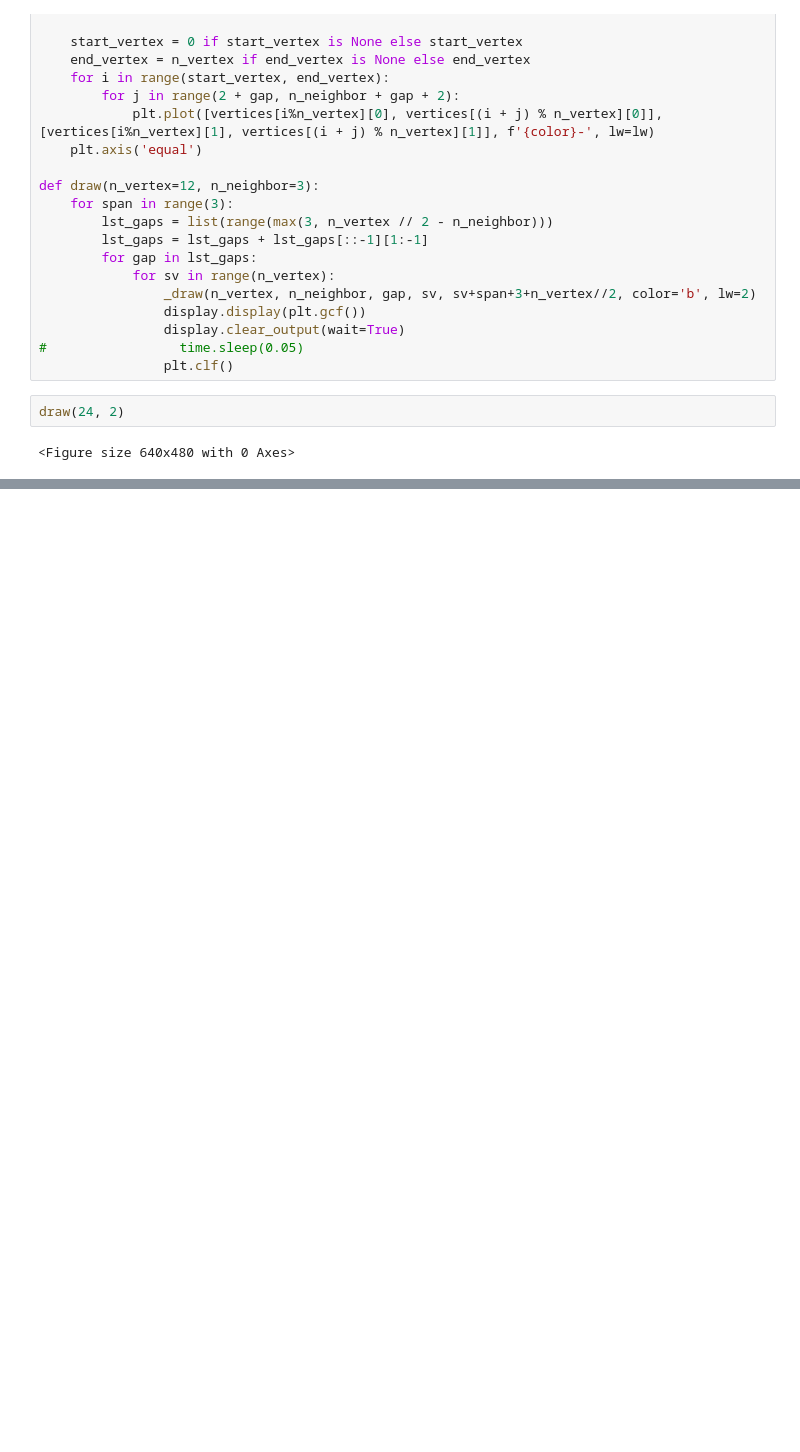
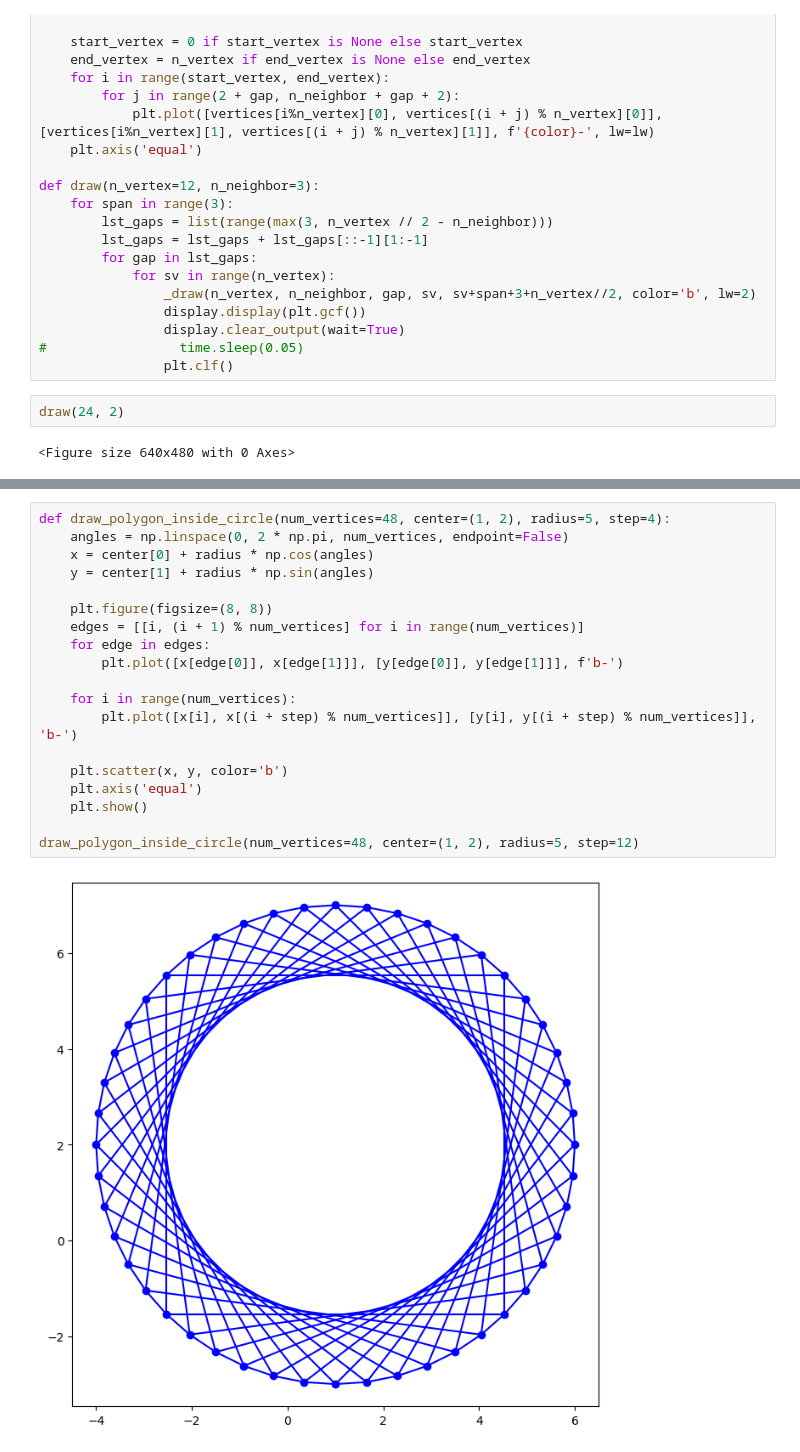
Before and after one commit to behrouzhs/random_fun, a Jupyter notebook: orbit/orbit.ipynb, the cells around one changed output, grey strips where cells are left out. Cells and saved outputs as stored; diff of their text form; blank space fills up the shorter version.

```diff
--- a/orbit/orbit.ipynb
+++ b/orbit/orbit.ipynb
@@ -37,0 +82,21 @@ draw(24, 2)
+# %%
+def draw_polygon_inside_circle(num_vertices=48, center=(1, 2), radius=5, step=4):
+    angles = np.linspace(0, 2 * np.pi, num_vertices, endpoint=False)
+    x = center[0] + radius * np.cos(angles)
+    y = center[1] + radius * np.sin(angles)
+
+    plt.figure(figsize=(8, 8))
+    edges = [[i, (i + 1) % num_vertices] for i in range(num_vertices)]
+    for edge in edges:
+        plt.plot([x[edge[0]], x[edge[1]]], [y[edge[0]], y[edge[1]]], f'b-')
+
+    for i in range(num_vertices):
+        plt.plot([x[i], x[(i + step) % num_vertices]], [y[i], y[(i + step) % num_vertices]], 'b-')
+
+    plt.scatter(x, y, color='b')
+    plt.axis('equal')
+    plt.show()
+
+draw_polygon_inside_circle(num_vertices=48, center=(1, 2), radius=5, step=12)
+# %% [output]
+[figure, added]
```
Also changed, not shown: parts of 2 cells of this notebook.
